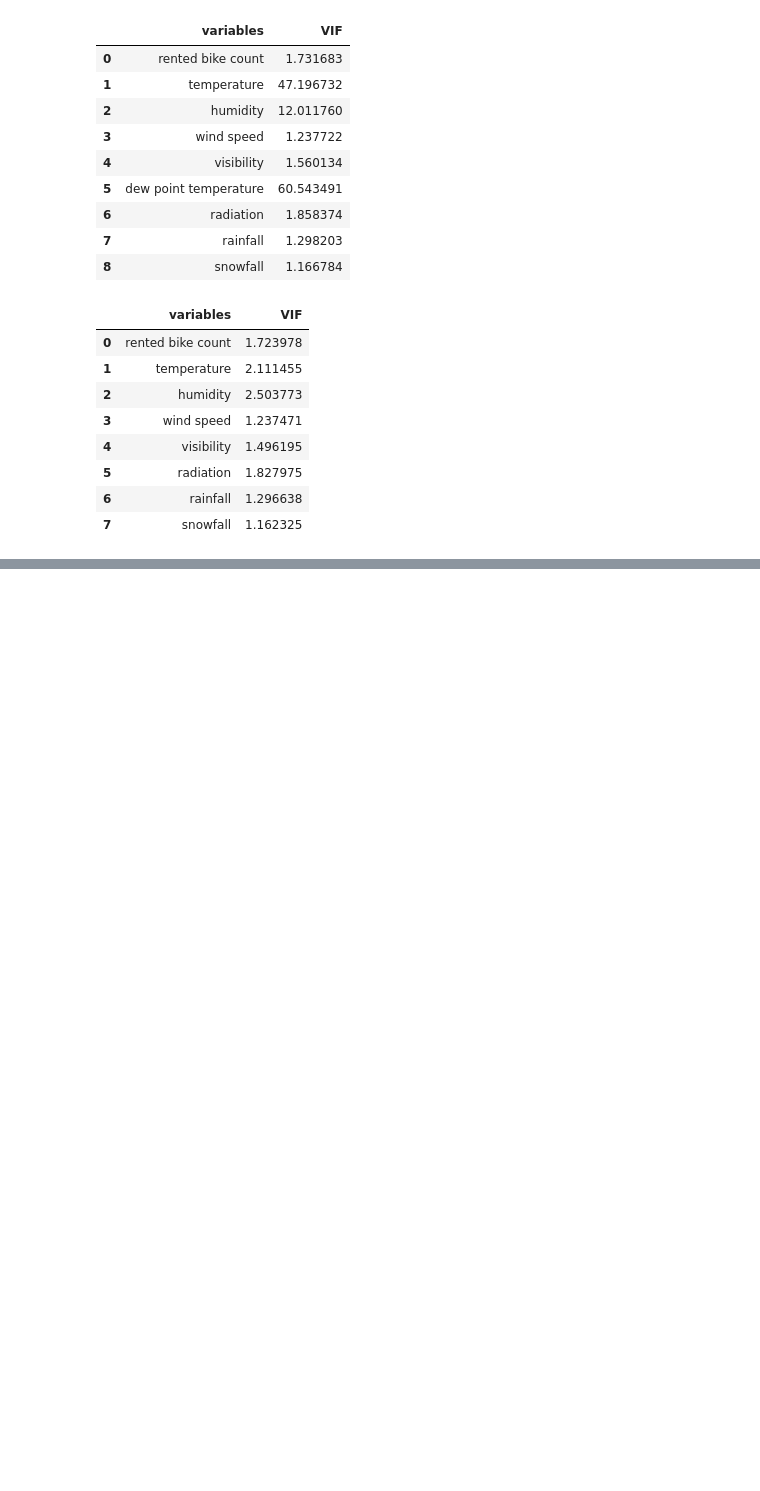
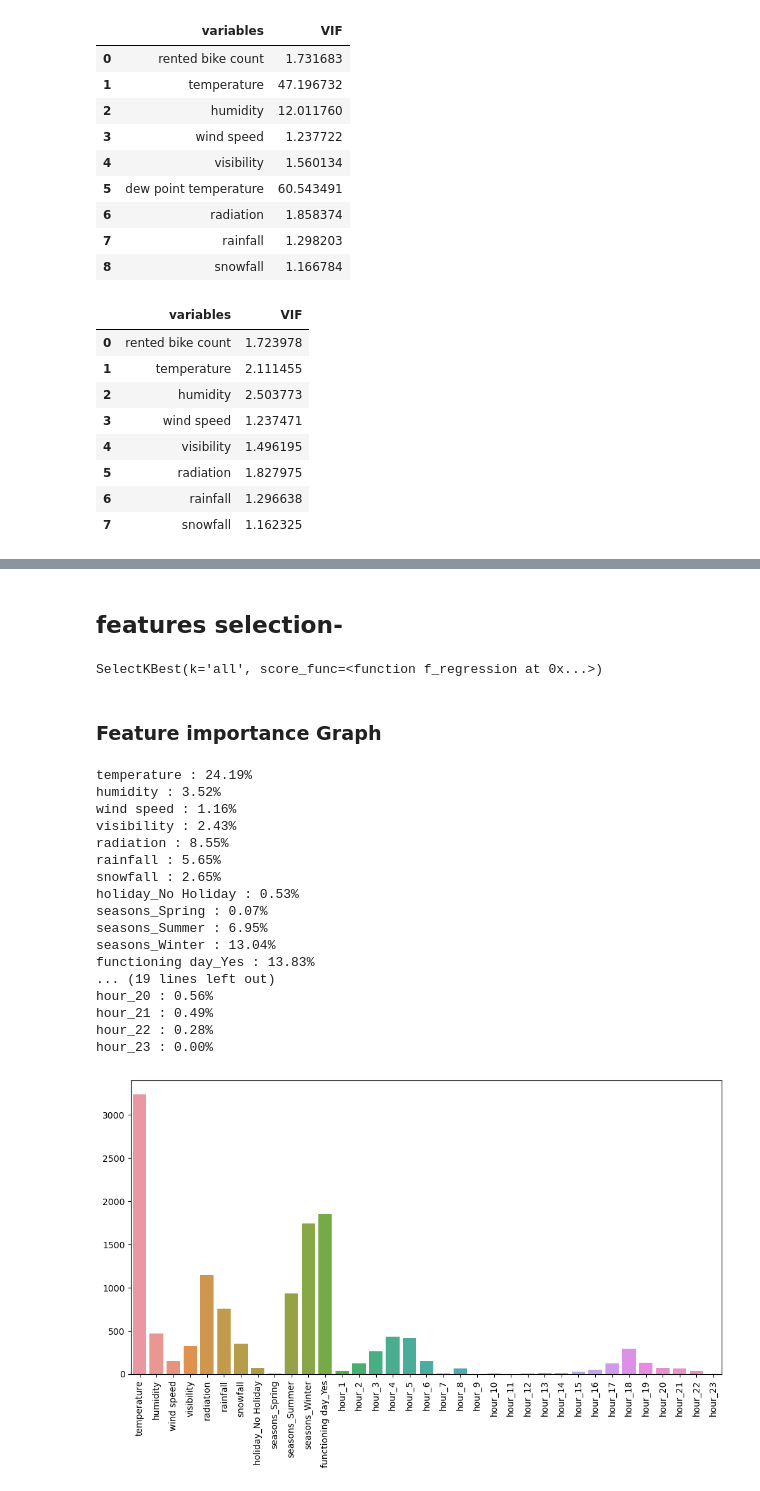
Before and after one commit to satyam-9/Rental_bike_count_prediction, a Jupyter notebook: Rental-bike-prediction.ipynb, the cells around one changed output, grey strips where cells are left out. Cells and saved outputs as stored; diff of their text form; code cells hidden in the pictures; blank space fills up the shorter version.

```diff
--- a/Rental-bike-prediction.ipynb
+++ b/Rental-bike-prediction.ipynb
@@ -288,6 +288,8 @@ calc_vif(df[num_var])
 | 5 | radiation | 1.827975 |
 | 6 | rainfall | 1.296638 |
 | 7 | snowfall | 1.162325 |
+# %%
+df=pd.get_dummies(df,columns =['holiday','seasons','functioning day','hour'], drop_first = True)
 # %%
 # Now we will take out the features and the target in a seperate variables X and y
 
@@ -305,0 +300,2 @@ del X['dew point temperature'] #this feature is highly correlated
+# %% [markdown]
+## features selection-
@@ -305,0 +305,5 @@ del X['dew point temperature'] #this feature is highly correlated
+# %%
+fs = SelectKBest(score_func=f_regression, k='all')
+fs.fit(X, y)
+# %% [output]
+SelectKBest(k='all', score_func=<function f_regression at 0x...>)
@@ -305,0 +312,28 @@ del X['dew point temperature'] #this feature is highly correlated
+# %% [markdown]
+### Feature importance Graph
+# %%
+for i,j in enumerate(X.columns):
+    print(f'{j} : {feature_contribution[i]:.2f}%')
+plt.figure(figsize=(12,6))
+a = sns.barplot(x=X.columns,y=fs.scores_)
+a.set_xticklabels(labels = X.columns, rotation =90)
+plt.show()
+# %% [output]
+temperature : 24.19%
+humidity : 3.52%
+wind speed : 1.16%
+visibility : 2.43%
+radiation : 8.55%
+rainfall : 5.65%
+snowfall : 2.65%
+holiday_No Holiday : 0.53%
+seasons_Spring : 0.07%
+seasons_Summer : 6.95%
+seasons_Winter : 13.04%
+functioning day_Yes : 13.83%
+... (19 lines left out)
+hour_20 : 0.56%
+hour_21 : 0.49%
+hour_22 : 0.28%
+hour_23 : 0.00%
+[figure, added]
```
Also changed, not shown: parts of 43 cells of this notebook.
